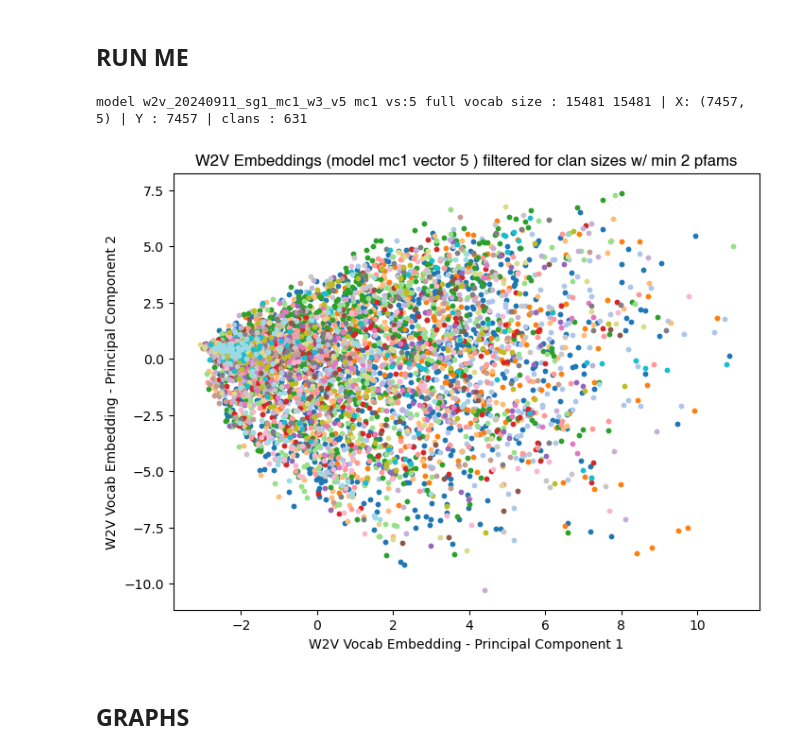
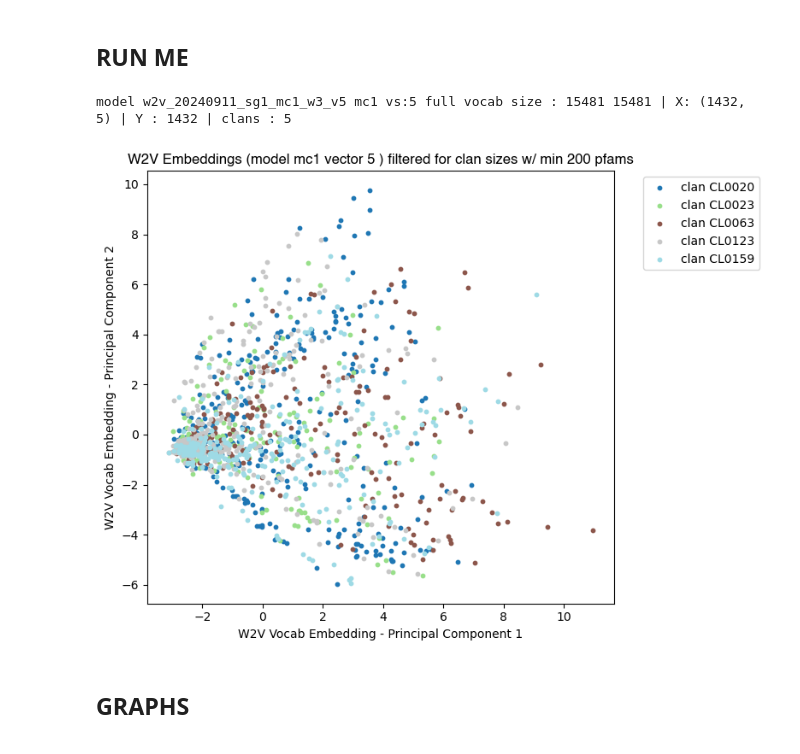
Before and after one commit to greyneuron/COMP_0158_MSC_PROJECT, a Jupyter notebook: code/clustering/w2v_cluster_helper.ipynb, the cells around one changed output. Drawn from its saved outputs; the diff is of its cells as text; code cells hidden in the pictures.

```diff
--- a/code/clustering/w2v_cluster_helper.ipynb
+++ b/code/clustering/w2v_cluster_helper.ipynb
@@ -100,24 +69,17 @@ import matplotlib.pyplot as plt
 from sklearn.decomposition import PCA
 from sklearn.datasets import make_blobs
 
-# Sample data in a 2D array X (n_points, 2)
-# For example, 100 points in 2D space (X-coordinates in column 0, Y-coordinates in column 1)
-#X = np.random.rand(100, 2)
-
-# Categories (e.g., a variable number of categories)
-#categories = np.random.randint(0, 15, size=100)
 
 def graph_2d_pca_color(X_full, categories, title):
-    comic_font = {'fontname':'Comic Sans MS'}
-    helv_font = {'fontname':'Helvetica'}
+    comic_font  = {'fontname':'Comic Sans MS'}
+    helv_font   = {'fontname':'Helvetica'}
 
-    categores_np = np.array(categories)
-    # Get the unique categories
-    unique_categories = np.unique(categores_np)
+    categores_np        = np.array(categories)
+    unique_categories   = np.unique(categores_np)
 
     # reduce X into 2 dimensions
     pca = PCA(n_components=2)
-    X = pca.fit_transform(X_full)
+    X   = pca.fit_transform(X_full)
 
     # Define a colormap that can handle the variable number of categories
     cmap = plt.get_cmap('tab20', len(unique_categories))
@@ -127,26 +89,22 @@ def graph_2d_pca_color(X_full, categories, title):
 
     # Scatter plot where the color depends on the category
     for i, category in enumerate(unique_categories):
-        # Filter points that belong to this category
-        #X_cat = X[categories == category]  # Select the rows where the category matches
 
+        # get indices for current category
         indices = np.where(categores_np == category)
         X_cat = X[indices]
-        #print(f"Category {category}. {X_cat.sum()} items in X with that cat")
 
         # Plot points with a color corresponding to the category
-        #plt.scatter(X_cat[:, 0], X_cat[:, 1], label=f'Category {category}', color=cmap(i), s=100)
-        plt.scatter(X_cat[:, 0], X_cat[:, 1], color=cmap(i), s=10)
+        plt.scatter(X_cat[:, 0], X_cat[:, 1], label=f'clan {category}', color=cmap(i), s=10)
+        #plt.scatter(X_cat[:, 0], X_cat[:, 1], color=cmap(i), s=10)
 
     # Add title and labels
     plt.title("Scatter Plot of Points by Variable Categories")
     plt.xlabel("W2V Vocab Embedding - Principal Component 1")
     plt.ylabel("W2V Vocab Embedding - Principal Component 2")
     plt.title(title, **helv_font)
-
-    # Add legend to identify categories
-    #plt.legend(bbox_to_anchor=(1.05, 1), loc='upper left')
+    plt.legend(bbox_to_anchor=(1.05, 1), loc='upper left')
 
     # Show the plot
-    #plt.tight_layout()
+    plt.tight_layout()
     plt.show()
@@ -407,36 +395,36 @@ for model_file in model_files:
     #min_clan_sizes = [2 ,3, 5, 8, 10]
     min_clan_sizes = [2]
 
 
     for min_cs in min_clan_sizes:
         filtered_pfams, filtered_clans, filtered_clan_dict = get_pfam_clans_for_model(model_name, model_path, min_cs)
         print(f"min clan : {min_cs} \t| {model_name}  \t| {min_count} | {vector_size} | {vocab_count} | {len(filtered_pfams)} | {len(filtered_clans)}")
 '''
 #model_names = ['w2v_20240911_sg1_mc1_w3_v5', 'w2v_20240911_cbow_mc8_w44_v50']
 model_names = ['w2v_20240911_sg1_mc1_w3_v5']
 
-min_cs = 2
+min_cs = 200
 for model_name in model_names:
     model_path  = model_dir+model_name+'.model'
     min_count_s = re.search("(mc[0-9]+)_", model_name)
     min_count   = min_count_s.group(1)
     vector_s    = re.search("v([0-9]+)", model_name)
     vector_size = vector_s.group(1)
 
     # get vocab for model
     full_vocab, vocab_count = get_pfam_vocab(model_path, exclude_gaps=True)
     filtered_pfams, filtered_clans, filtered_clan_dict = get_pfam_clans_for_model(model_name, model_path, min_cs)
 
     X, Y = get_clustering_inputs(model_path, filtered_pfams, 5)
 
     print(f"model {model_name} {min_count} vs:{vector_size} full vocab size : {vocab_count} {len(full_vocab)} | X: {X.shape} | Y : {len(Y)} | clans : {len(filtered_clans)}")
 
     title = 'W2V Embeddings (model ' + str(min_count) +' vector ' + str(vector_size) +' ) filtered for clan sizes w/ min '+ str(min_cs)+' pfams'
     #graph_2d_pca(X, title)
     graph_2d_pca_color(X, Y, title)
 # %% [output]
-model w2v_20240911_sg1_mc1_w3_v5 mc1 vs:5 full vocab size : 15481 15481 | X: (7457, 5) | Y : 7457 | clans : 631
+model w2v_20240911_sg1_mc1_w3_v5 mc1 vs:5 full vocab size : 15481 15481 | X: (1432, 5) | Y : 1432 | clans : 5
-[figure, old version]
+[figure, new version]
 # %% [markdown]
 ## GRAPHS
 # %%
```
Also changed, not shown: parts of 5 cells of this notebook, 16 other files.
